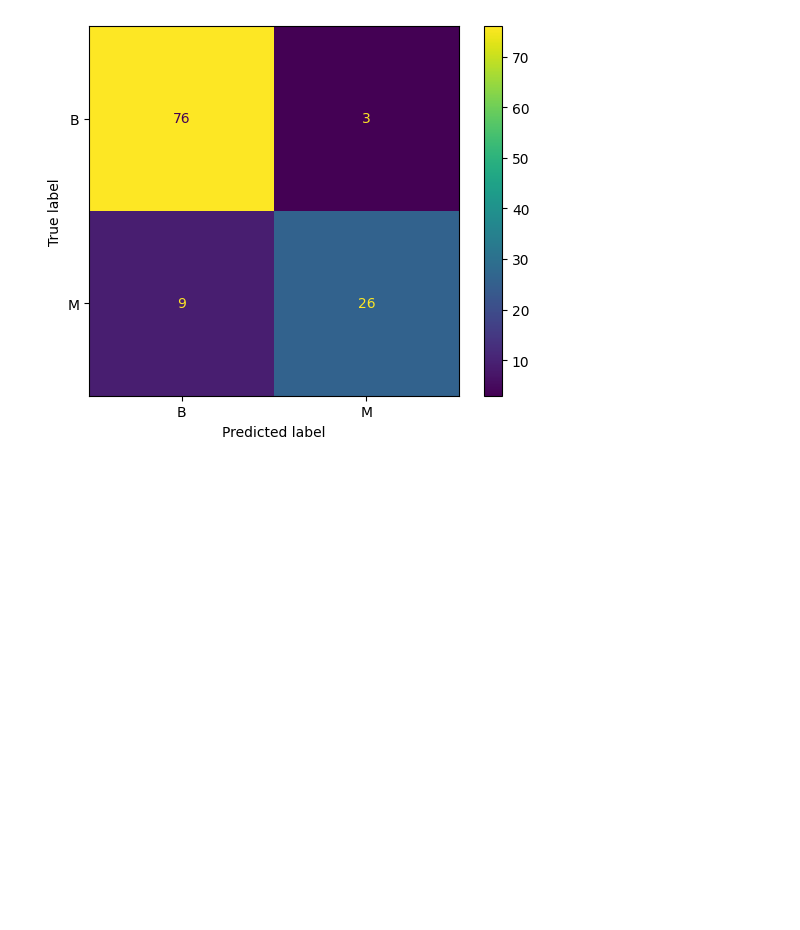
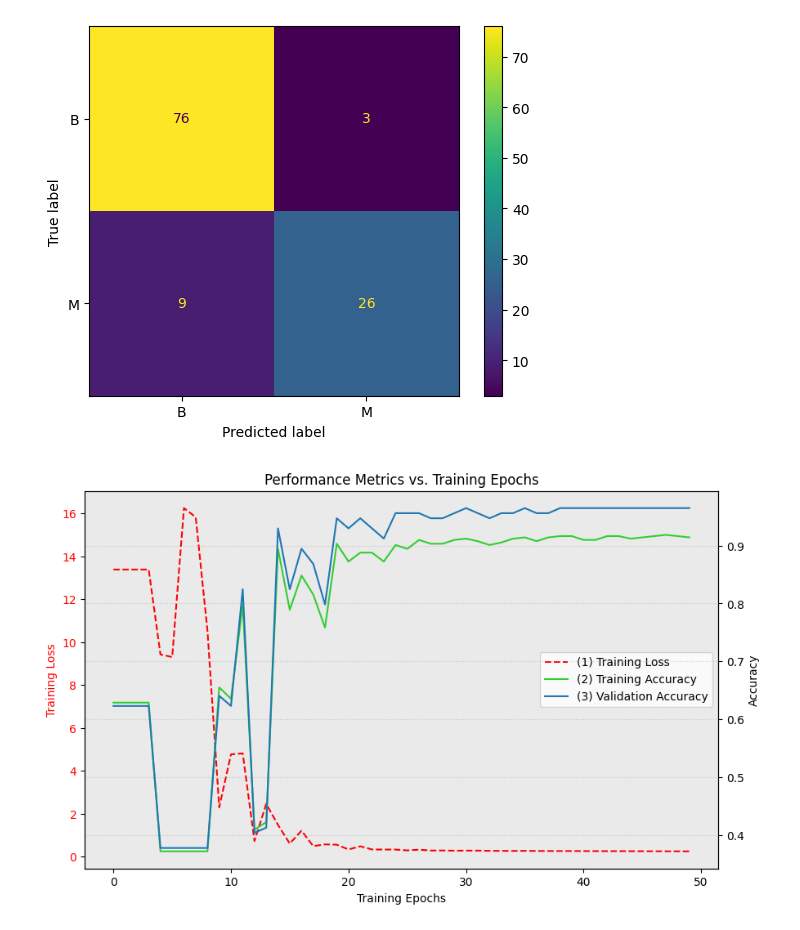
Before and after one commit to Negetsu/Harvard_SRI, a Jupyter notebook: model.ipynb, the cells around one changed output. Saved outputs shown, nothing was run; the diff lists cells and outputs as text; code cells hidden in the pictures; blank space fills up the shorter version.

Commit message:
Accuracy graphs

```diff
--- a/model.ipynb
+++ b/model.ipynb
@@ -42,3 +42,73 @@ weighted avg       0.89      0.89      0.89       114
 Confusion Matrix
 <function matplotlib.pyplot.show(close=None, block=None)>
 [figure]
+# %%
+# 1. All our required imports
+from ucimlrepo import fetch_ucirepo
+from sklearn.model_selection import train_test_split
+from sklearn.neural_network import MLPClassifier
+import numpy as np
+import matplotlib.pyplot as plt
+
+# 2. Fetch and split the data (Your exact naming scheme)
+Diag_data = fetch_ucirepo(id=17)
+X = Diag_data.data.features
+y = Diag_data.data.targets
+X_train, X_val, y_train, y_val = train_test_split(X, y, test_size=0.2, random_state=42)
+
+# 3. Initialize the blank tracking network
+network_tracker = MLPClassifier(random_state=42)
+
+# 4. Set up the empty lists for grading
+epochs = 50
+train_loss = []
+train_acc = []
+val_acc = []
+
+# Find our B and M labels using your exact values.ravel() method
+classes = np.unique(y_train.values.ravel())
+
+# 5. Train the model one "Epoch" at a time in a loop
+for i in range(epochs):
+    # partial_fit trains for exactly 1 loop and stops
+    network_tracker.partial_fit(X_train, y_train.values.ravel(), classes=classes)
+
+    # Save the Loss (Error)
+    train_loss.append(network_tracker.loss_curve_[-1])
+
+    # Take the Practice Exam and save the score
+    train_acc.append(network_tracker.score(X_train, y_train.values.ravel()))
+
+    # Take the Unseen Final Exam and save the score
+    val_acc.append(network_tracker.score(X_val, y_val.values.ravel()))
+
+# --- 6. Plotting the Results ---
+
+fig, ax1 = plt.subplots(figsize=(10, 6))
+ax1.set_facecolor('#eaeaea')
+
+# Plot 1: Training Loss on the left Y-axis
+ax1.set_xlabel('Training Epochs')
+ax1.set_ylabel('Training Loss', color='red')
+line1 = ax1.plot(train_loss, color='red', linestyle='--', label='(1) Training Loss')
+ax1.tick_params(axis='y', labelcolor='red')
+
+# Create a second Y-axis that shares the same X-axis
+ax2 = ax1.twinx()
+
+# Plot 2 & 3: Accuracies on the right Y-axis
+ax2.set_ylabel('Accuracy', color='black')
+line2 = ax2.plot(train_acc, color='limegreen', label='(2) Training Accuracy')
+line3 = ax2.plot(val_acc, color='#1f77b4', label='(3) Validation Accuracy')
+ax2.tick_params(axis='y', labelcolor='black')
+
+# Combine the legends into one box
+lines = line1 + line2 + line3
+labels = [l.get_label() for l in lines]
+ax1.legend(lines, labels, loc='center right')
+
+plt.title('Performance Metrics vs. Training Epochs')
+plt.grid(True, linestyle=':', alpha=0.6)
+plt.show()
+# %% [output]
+[figure, added]
```
